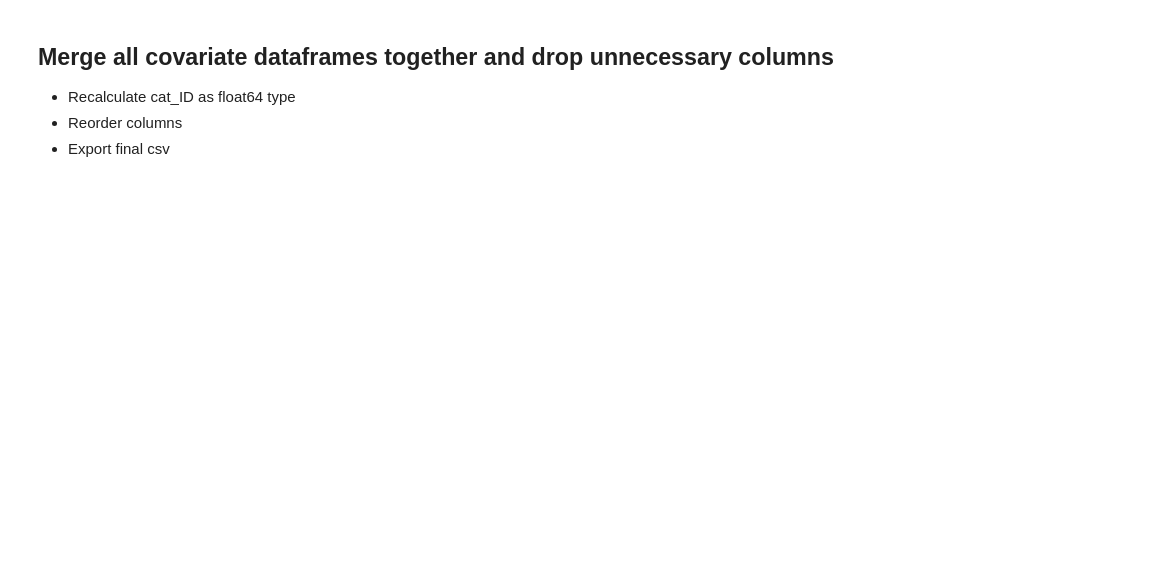
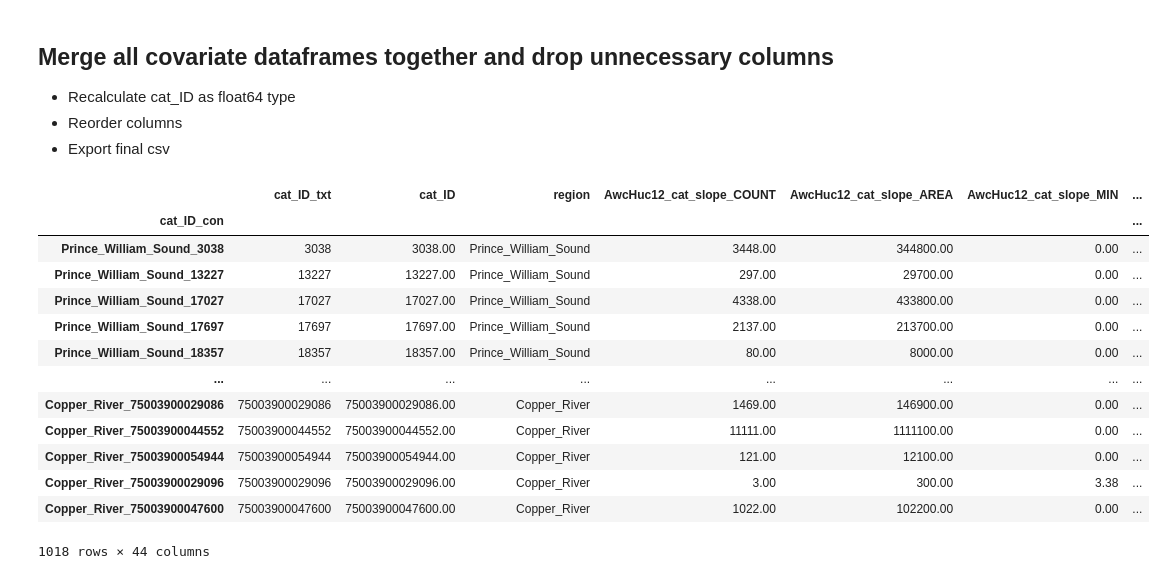
Before and after one commit to erinlarson/AKSSF, a Jupyter notebook: data_preparation/sensitivity_drivers/landcover/AKSSF_AWC_HUC12s_Covariates.ipynb, the cells around one changed output. Cells and saved outputs as stored; diff of their text form; code cells hidden in the pictures; blank space fills up the shorter version.

```diff
--- a/data_preparation/sensitivity_drivers/landcover/AKSSF_AWC_HUC12s_Covariates.ipynb
+++ b/data_preparation/sensitivity_drivers/landcover/AKSSF_AWC_HUC12s_Covariates.ipynb
@@ -2160,50 +2312,65 @@ wtd_glac_df
 # Merge all data frames together
 import numpy as np
 from functools import reduce
 df_final = reduce(lambda left,right: pd.merge(left,right,on='cat_ID_con',how="outer"), dfs)
 #Generate unique column names
 def uniquify(df_final):
     seen = set()
     for item in df_final:
         fudge = 1
         newitem = item
         while newitem in seen:
             fudge += 1
             newitem = "{}_{}".format(item, fudge)
         yield newitem
         seen.add(newitem)
 df_final.columns = list(uniquify(df_final))
 #List of final columns in the order to output
-# final_cols_old = ['cat_ID_txt','cat_ID','region', 'NhdAwcH12_cat_slope_COUNT', 'NhdAwcH12_cat_slope_AREA', 'NhdAwcH12_cat_slope_MIN', 'NhdAwcH12_cat_slope_MAX',
-#               'NhdAwcH12_cat_slope_RANGE','NhdAwcH12_cat_slope_MEAN', 'NhdAwcH12_cat_slope_STD', 'NhdAwcH12_cat_slope_SUM', 'NhdAwcH12_cat_slope_MEDIAN', 'NhdAwcH12_cat_slope_PCT90',
-#               'NhdAwcH12_cat_elev_COUNT', 'NhdAwcH12_cat_elev_AREA', 'NhdAwcH12_cat_elev_MIN', 'NhdAwcH12_cat_elev_MAX', 'NhdAwcH12_cat_elev_RANGE', 'NhdAwcH12_cat_elev_MEAN', 'NhdAwcH12_cat_elev_STD',
-#               'NhdAwcH12_cat_elev_SUM', 'NhdAwcH12_cat_elev_VARIETY', 'NhdAwcH12_cat_elev_MAJORITY', 'NhdAwcH12_cat_elev_MINORITY', 'NhdAwcH12_cat_elev_MEDIAN', 'NhdAwcH12_cat_elev_PCT90',
-#               'NhdAwcH12_wtd_elev_COUNT', 'NhdAwcH12_wtd_elev_AREA', 'NhdAwcH12_wtd_elev_MIN', 'NhdAwcH12_wtd_elev_MAX', 'NhdAwcH12_wtd_elev_RANGE', 'NhdAwcH12_wtd_elev_MEAN',
-#               'NhdAwcH12_wtd_elev_STD', 'NhdAwcH12_wtd_elev_SUM', 'NhdAwcH12_wtd_elev_VARIETY', 'NhdAwcH12_wtd_elev_MAJORITY', 'NhdAwcH12_wtd_elev_MINORITY',
-#               'NhdAwcH12_wtd_elev_MEDIAN', 'NhdAwcH12_wtd_elev_PCT90', 'NhdAwcH12_wtd_slope_COUNT', 'NhdAwcH12_wtd_slope_AREA', 'NhdAwcH12_wtd_slope_MIN', 'NhdAwcH12_wtd_slope_MAX',
-#               'NhdAwcH12_wtd_slope_RANGE', 'NhdAwcH12_wtd_slope_MEAN', 'NhdAwcH12_wtd_slope_STD', 'NhdAwcH12_wtd_slope_SUM', 'NhdAwcH12_wtd_slope_MEDIAN', 'NhdAwcH12_wtd_slope_PCT90',
-#               'NhdAwcH12_non_north_area', 'NhdAwcH12_north_area', 'NhdAwcH12_wtd_north_per', 'non_wetland_area', 'NhdAwcH12_wetland_area', 'NhdAwcH12_wtd_wet_per',
-#               'NhdAwcH12_wtd_lake_area_sqm', 'NhdAwcH12_wtd_lake_per', 'NhdAwcH12_wtd_glacier_area_sqm', 'NhdAwcH12_wtd_glacier_per' ]
-final_cols = ['cat_ID_txt','cat_ID','region', 'NhdAwcH12_cat_slope_COUNT', 'NhdAwcH12_cat_slope_AREA', 'NhdAwcH12_cat_slope_MIN', 'NhdAwcH12_cat_slope_MAX',
-              'NhdAwcH12_cat_slope_RANGE','NhdAwcH12_cat_slope_MEAN', 'NhdAwcH12_cat_slope_STD', 'NhdAwcH12_cat_slope_SUM', 'NhdAwcH12_cat_slope_MEDIAN', 'NhdAwcH12_cat_slope_PCT90',
-              'NhdAwcH12_cat_elev_COUNT', 'NhdAwcH12_cat_elev_AREA', 'NhdAwcH12_cat_elev_MIN', 'NhdAwcH12_cat_elev_MAX', 'NhdAwcH12_cat_elev_RANGE', 'NhdAwcH12_cat_elev_MEAN', 'NhdAwcH12_cat_elev_STD',
-              'NhdAwcH12_cat_elev_SUM', 'NhdAwcH12_cat_elev_VARIETY', 'NhdAwcH12_cat_elev_MAJORITY', 'NhdAwcH12_cat_elev_MINORITY', 'NhdAwcH12_cat_elev_MEDIAN', 'NhdAwcH12_cat_elev_PCT90',
-              'NhdAwcH12_wtd_elev_MIN', 'NhdAwcH12_wtd_elev_MAX','NhdAwcH12_wtd_elev_MEAN','NhdAwcH12_wtd_elev_STD','NhdAwcH12_wtd_slope_MIN', 'NhdAwcH12_wtd_slope_MAX','NhdAwcH12_wtd_slope_MEAN',
-              'NhdAwcH12_wtd_slope_STD','NhdAwcH12_non_north_area', 'NhdAwcH12_north_area', 'NhdAwcH12_wtd_north_per', 'non_wetland_area', 'NhdAwcH12_wetland_area', 'NhdAwcH12_wtd_wet_per',
-              'NhdAwcH12_wtd_lake_area_sqm', 'NhdAwcH12_wtd_lake_per', 'NhdAwcH12_wtd_glacier_area_sqm', 'NhdAwcH12_wtd_glacier_per' ]
+# final_cols_old = ['cat_ID_txt','cat_ID','region', 'AwcHuc12_cat_slope_COUNT', 'AwcHuc12_cat_slope_AREA', 'AwcHuc12_cat_slope_MIN', 'AwcHuc12_cat_slope_MAX',
+#               'AwcHuc12_cat_slope_RANGE','AwcHuc12_cat_slope_MEAN', 'AwcHuc12_cat_slope_STD', 'AwcHuc12_cat_slope_SUM', 'AwcHuc12_cat_slope_MEDIAN', 'AwcHuc12_cat_slope_PCT90',
+#               'AwcHuc12_cat_elev_COUNT', 'AwcHuc12_cat_elev_AREA', 'AwcHuc12_cat_elev_MIN', 'AwcHuc12_cat_elev_MAX', 'AwcHuc12_cat_elev_RANGE', 'AwcHuc12_cat_elev_MEAN', 'AwcHuc12_cat_elev_STD',
+#               'AwcHuc12_cat_elev_SUM', 'AwcHuc12_cat_elev_VARIETY', 'AwcHuc12_cat_elev_MAJORITY', 'AwcHuc12_cat_elev_MINORITY', 'AwcHuc12_cat_elev_MEDIAN', 'AwcHuc12_cat_elev_PCT90',
+#               'AwcHuc12_wtd_elev_COUNT', 'AwcHuc12_wtd_elev_AREA', 'AwcHuc12_wtd_elev_MIN', 'AwcHuc12_wtd_elev_MAX', 'AwcHuc12_wtd_elev_RANGE', 'AwcHuc12_wtd_elev_MEAN',
+#               'AwcHuc12_wtd_elev_STD', 'AwcHuc12_wtd_elev_SUM', 'AwcHuc12_wtd_elev_VARIETY', 'AwcHuc12_wtd_elev_MAJORITY', 'AwcHuc12_wtd_elev_MINORITY',
+#               'AwcHuc12_wtd_elev_MEDIAN', 'AwcHuc12_wtd_elev_PCT90', 'AwcHuc12_wtd_slope_COUNT', 'AwcHuc12_wtd_slope_AREA', 'AwcHuc12_wtd_slope_MIN', 'AwcHuc12_wtd_slope_MAX',
+#               'AwcHuc12_wtd_slope_RANGE', 'AwcHuc12_wtd_slope_MEAN', 'AwcHuc12_wtd_slope_STD', 'AwcHuc12_wtd_slope_SUM', 'AwcHuc12_wtd_slope_MEDIAN', 'AwcHuc12_wtd_slope_PCT90',
+#               'AwcHuc12_non_north_area', 'AwcHuc12_north_area', 'AwcHuc12_wtd_north_per', 'non_wetland_area', 'AwcHuc12_wetland_area', 'AwcHuc12_wtd_wet_per',
+#               'AwcHuc12_wtd_lake_area_sqm', 'AwcHuc12_wtd_lake_per', 'AwcHuc12_wtd_glacier_area_sqm', 'AwcHuc12_wtd_glacier_per' ]
+final_cols = ['cat_ID_txt','cat_ID','region', 'AwcHuc12_cat_slope_COUNT', 'AwcHuc12_cat_slope_AREA', 'AwcHuc12_cat_slope_MIN', 'AwcHuc12_cat_slope_MAX',
+              'AwcHuc12_cat_slope_RANGE','AwcHuc12_cat_slope_MEAN', 'AwcHuc12_cat_slope_STD', 'AwcHuc12_cat_slope_SUM', 'AwcHuc12_cat_slope_MEDIAN', 'AwcHuc12_cat_slope_PCT90',
+              'AwcHuc12_cat_elev_COUNT', 'AwcHuc12_cat_elev_AREA', 'AwcHuc12_cat_elev_MIN', 'AwcHuc12_cat_elev_MAX', 'AwcHuc12_cat_elev_RANGE', 'AwcHuc12_cat_elev_MEAN', 'AwcHuc12_cat_elev_STD',
+              'AwcHuc12_cat_elev_SUM', 'AwcHuc12_cat_elev_VARIETY', 'AwcHuc12_cat_elev_MAJORITY', 'AwcHuc12_cat_elev_MINORITY', 'AwcHuc12_cat_elev_MEDIAN', 'AwcHuc12_cat_elev_PCT90',
+              'AwcHuc12_wtd_elev_MIN', 'AwcHuc12_wtd_elev_MAX','AwcHuc12_wtd_elev_MEAN','AwcHuc12_wtd_elev_STD','AwcHuc12_wtd_slope_MIN', 'AwcHuc12_wtd_slope_MAX','AwcHuc12_wtd_slope_MEAN',
+              'AwcHuc12_wtd_slope_STD','AwcHuc12_non_north_area', 'AwcHuc12_north_area', 'AwcHuc12_wtd_north_per', 'non_wetland_area', 'AwcHuc12_wetland_area', 'AwcHuc12_wtd_wet_per',
+              'AwcHuc12_wtd_lake_area_sqm', 'AwcHuc12_wtd_lake_per', 'AwcHuc12_wtd_glacier_area_sqm', 'AwcHuc12_wtd_glacier_per' ]
 
 #Create list of duplicate column names and drop
 drop_cols = ['cat_ID_txt_y', 'region_y', 'cat_ID_txt_x_2', 'region_x_2', 'region_y_2', 'cat_ID_txt_y_2', 'region_x_3',
              'cat_ID_txt_x_3', 'cat_ID_txt_y_3', 'FType', 'region_y_3','cat_ID_txt_x_4', 'O1Region', 'region_x_4',
              'cat_ID_y', 'cat_ID_txt_y_4', 'region_y_4']
 df_final.drop(columns=drop_cols, axis = 1, inplace=True)
 #rename columns
 df_final.rename({'cat_ID_txt_x':'cat_ID_txt','cat_ID_x':'cat_ID','region_x':'region'},axis=1, inplace=True)
 #Recalculate cat_ID
 df_final['cat_ID'] = df_final['cat_ID_txt'].astype(np.float64)
 # reorder cols
 df_final = df_final.reindex(columns=final_cols)
 df_final
+# %% [output]
+|  | cat_ID_txt | cat_ID | region | AwcHuc12_cat_slope_COUNT | AwcHuc12_cat_slope_AREA | AwcHuc12_cat_slope_MIN | ... |
+| cat_ID_con |  |  |  |  |  |  | ... |
+| Prince_William_Sound_3038 | 3038 | 3038.00 | Prince_William_Sound | 3448.00 | 344800.00 | 0.00 | ... |
+| Prince_William_Sound_13227 | 13227 | 13227.00 | Prince_William_Sound | 297.00 | 29700.00 | 0.00 | ... |
+| Prince_William_Sound_17027 | 17027 | 17027.00 | Prince_William_Sound | 4338.00 | 433800.00 | 0.00 | ... |
+| Prince_William_Sound_17697 | 17697 | 17697.00 | Prince_William_Sound | 2137.00 | 213700.00 | 0.00 | ... |
+| Prince_William_Sound_18357 | 18357 | 18357.00 | Prince_William_Sound | 80.00 | 8000.00 | 0.00 | ... |
+| ... | ... | ... | ... | ... | ... | ... | ... |
+| Copper_River_75003900029086 | 75003900029086 | 75003900029086.00 | Copper_River | 1469.00 | 146900.00 | 0.00 | ... |
+| Copper_River_75003900044552 | 75003900044552 | 75003900044552.00 | Copper_River | 11111.00 | 1111100.00 | 0.00 | ... |
+| Copper_River_75003900054944 | 75003900054944 | 75003900054944.00 | Copper_River | 121.00 | 12100.00 | 0.00 | ... |
+| Copper_River_75003900029096 | 75003900029096 | 75003900029096.00 | Copper_River | 3.00 | 300.00 | 3.38 | ... |
+| Copper_River_75003900047600 | 75003900047600 | 75003900047600.00 | Copper_River | 1022.00 | 102200.00 | 0.00 | ... |
+1018 rows × 44 columns
 # %%
 # Export merged dataframe to csv
 cov_csv_out = os.path.join(outdir,'AKSSF_AWC_HUC12s_Covariates.csv')
```
Also changed, not shown: parts of 20 cells of this notebook, 20 other files.
